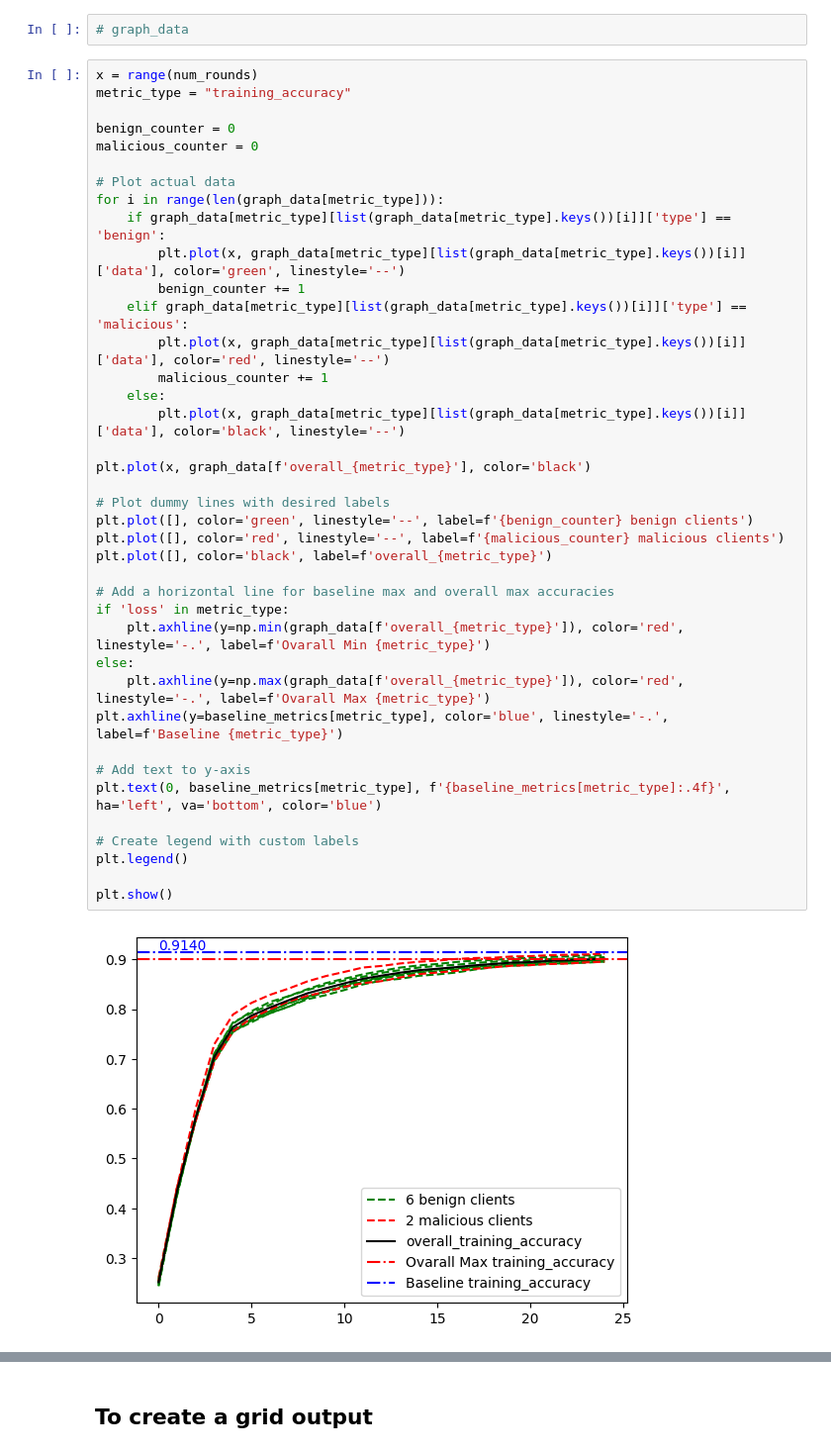
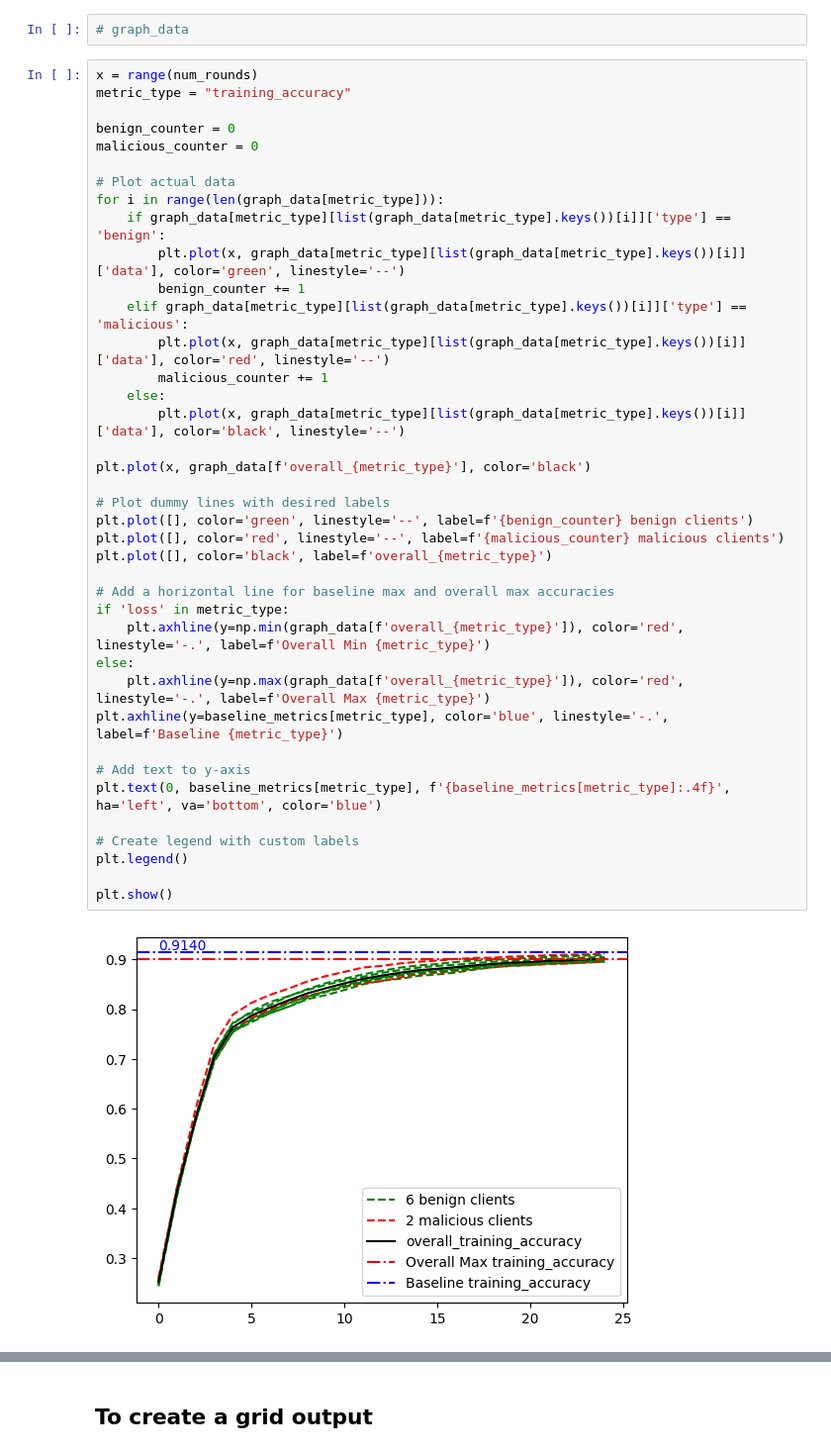
Before and after one commit to dininduviduneth/fedn-attack-sim-uu, a Jupyter notebook: examples/mnist-pytorch/analytics/experiment_fedavg_LF_25R_06_02.ipynb, the cells around one changed output, grey strips where cells are left out. Shown at 99% size. Cells and saved outputs as stored; diff of their text form.

Commit message:
Minor spelling errors in plots

```diff
--- a/examples/mnist-pytorch/analytics/experiment_fedavg_LF_25R_06_02.ipynb
+++ b/examples/mnist-pytorch/analytics/experiment_fedavg_LF_25R_06_02.ipynb
@@ -146,36 +146,36 @@ malicious_counter = 0
 for i in range(len(graph_data[metric_type])):
     if graph_data[metric_type][list(graph_data[metric_type].keys())[i]]['type'] == 'benign':
         plt.plot(x, graph_data[metric_type][list(graph_data[metric_type].keys())[i]]['data'], color='green', linestyle='--')
         benign_counter += 1
     elif graph_data[metric_type][list(graph_data[metric_type].keys())[i]]['type'] == 'malicious':
         plt.plot(x, graph_data[metric_type][list(graph_data[metric_type].keys())[i]]['data'], color='red', linestyle='--')
         malicious_counter += 1
     else:
         plt.plot(x, graph_data[metric_type][list(graph_data[metric_type].keys())[i]]['data'], color='black', linestyle='--')
 
 plt.plot(x, graph_data[f'overall_{metric_type}'], color='black')
 
 # Plot dummy lines with desired labels
 plt.plot([], color='green', linestyle='--', label=f'{benign_counter} benign clients')
 plt.plot([], color='red', linestyle='--', label=f'{malicious_counter} malicious clients')
 plt.plot([], color='black', label=f'overall_{metric_type}')
 
 # Add a horizontal line for baseline max and overall max accuracies
 if 'loss' in metric_type:
-    plt.axhline(y=np.min(graph_data[f'overall_{metric_type}']), color='red', linestyle='-.', label=f'Ovarall Min {metric_type}')
+    plt.axhline(y=np.min(graph_data[f'overall_{metric_type}']), color='red', linestyle='-.', label=f'Overall Min {metric_type}')
 else:
-    plt.axhline(y=np.max(graph_data[f'overall_{metric_type}']), color='red', linestyle='-.', label=f'Ovarall Max {metric_type}')
+    plt.axhline(y=np.max(graph_data[f'overall_{metric_type}']), color='red', linestyle='-.', label=f'Overall Max {metric_type}')
 plt.axhline(y=baseline_metrics[metric_type], color='blue', linestyle='-.', label=f'Baseline {metric_type}')
 
 # Add text to y-axis
 plt.text(0, baseline_metrics[metric_type], f'{baseline_metrics[metric_type]:.4f}', ha='left', va='bottom', color='blue')
 
 # Create legend with custom labels
 plt.legend()
 
 plt.show()
 # %% [output]
-[figure, old version]
+[figure, new version]
 # %%
 x = range(num_rounds)
 metric_type = "test_accuracy"
```
Also changed, not shown: parts of 3 cells of this notebook, 4 other files.
